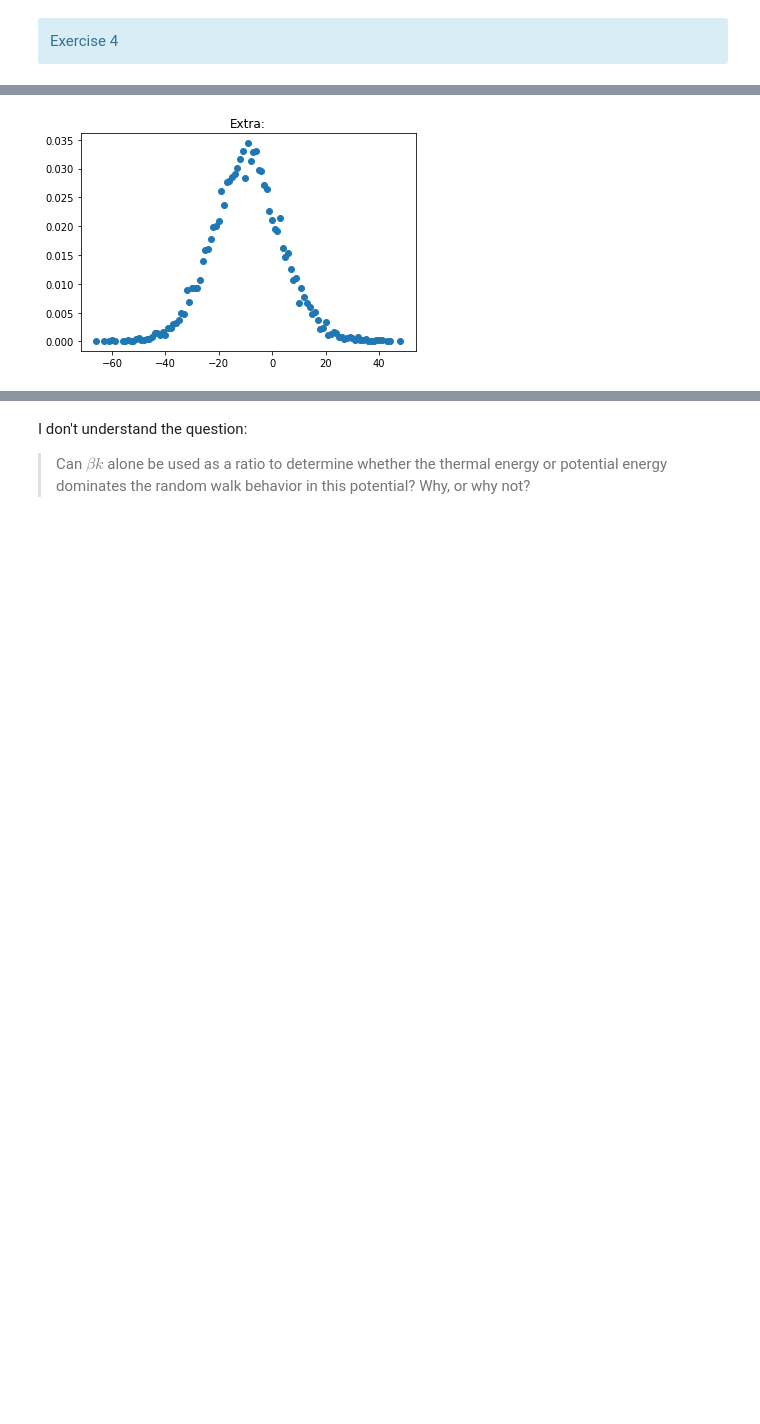
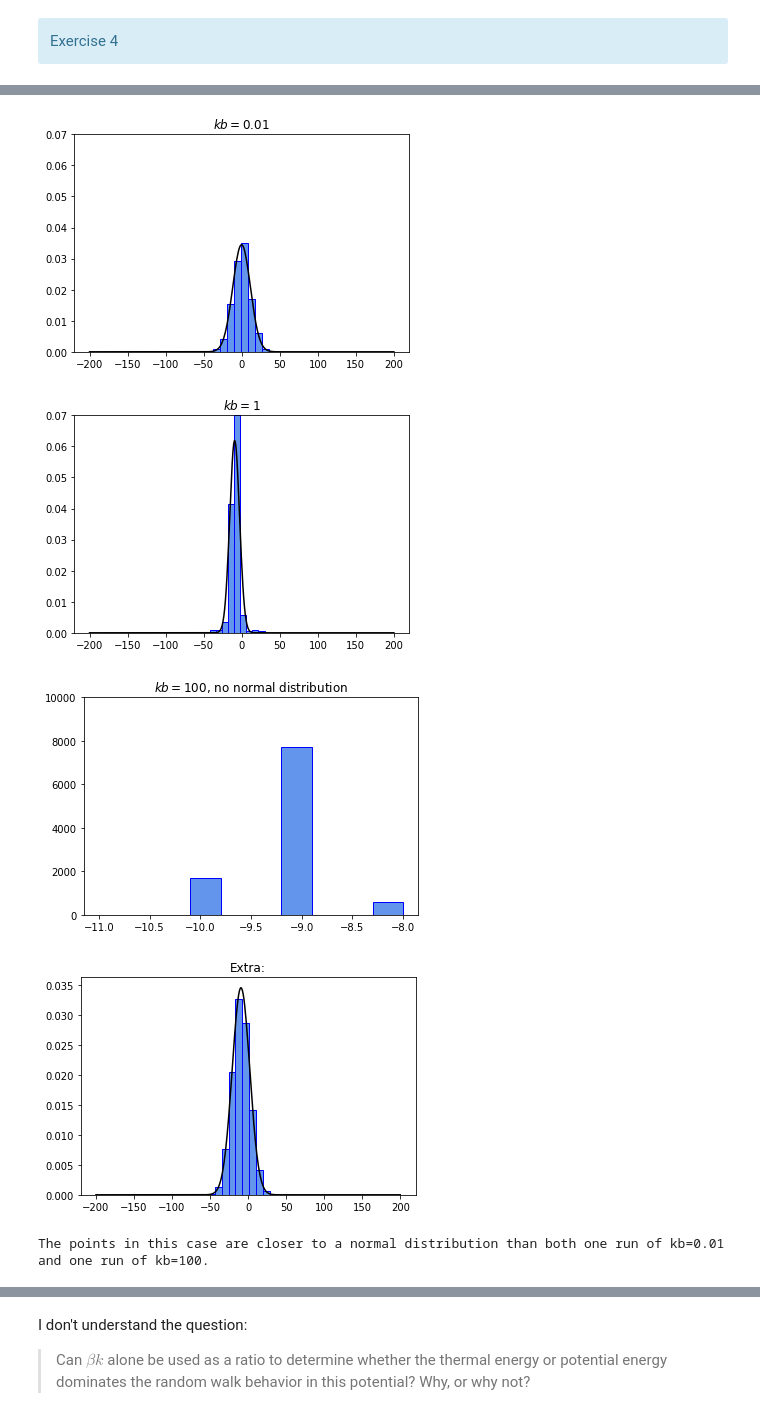
Before and after one commit to fleroviums/TMA4320, a Jupyter notebook: Prosjekt 1/Prosjekt 1-Copy1.ipynb, the cells around one changed output, grey strips where cells are left out. Drawn from its saved outputs; the diff is of its cells as text; code cells hidden in the pictures; blank space fills up the shorter version.

```diff
--- a/Prosjekt 1/Prosjekt 1-Copy1.ipynb
+++ b/Prosjekt 1/Prosjekt 1-Copy1.ipynb
@@ -318,16 +282,40 @@ normalPlot(xvals)
 # %%
-#Extra task 4.3
-def V(x):
+############# 4.3  #############
+def V_sine(x):
     return (x/20+np.sin(x/5))
 
 for i in range(int(particles)):
-    xvals[i] = rand_walk(kb[0]) #200 time steps kb=0.01
-    xvals[i] += rand_walk(kb[1]) #200 time steps kb=100
-(unique, counts) = np.unique(xvals, return_counts=True)
-counts = counts/particles
-plt.plot(unique, counts, 'o', linewidth=None)
+    xvals[i] = rand_walk(kb[0], T, V_sine)
+plt.title("$kb=0.01$")
+plt.ylim(top=0.07)  # adjust the top leaving bottom unchanged
+normalPlot(xvals)
+
+#kb=1
+for i in range(int(particles)):
+    xvals[i] = rand_walk(kb[1], T, V_sine)
+plt.title("$kb=1$")
+plt.ylim(top=0.07)  # adjust the top leaving bottom unchanged
+normalPlot(xvals)
+
+for i in range(int(particles)):
+    xvals[i] = rand_walk(kb[2], T, V_sine)
+plt.title("$kb=100$, no normal distribution")
+#normalPlot(xvals)
+plt.ylim(top=10000)  # adjust the top leaving bottom unchanged
+plt.hist(xvals, edgecolor='blue', color='cornflowerblue')
+plt.show()
+
+#Extra task 4.3
+
+for i in range(int(particles)):
+    xvals[i] = rand_walk(kb[0], T, V_sine) #200 time steps kb=0.01
+    xvals[i] += rand_walk(kb[2], T, V_sine) #200 time steps kb=100
 plt.title("Extra:")
-plt.show()
+normalPlot(xvals)
 print("The points in this case are closer to a normal distribution than both one run of kb=0.01 and one run of kb=100.")
 # %% [output]
-[figure, old version]
+[figure, new version]
+[figure, added]
+[figure, added]
+[figure, added]
+The points in this case are closer to a normal distribution than both one run of kb=0.01 and one run of kb=100.
```
Also changed, not shown: parts of 5 cells of this notebook.
